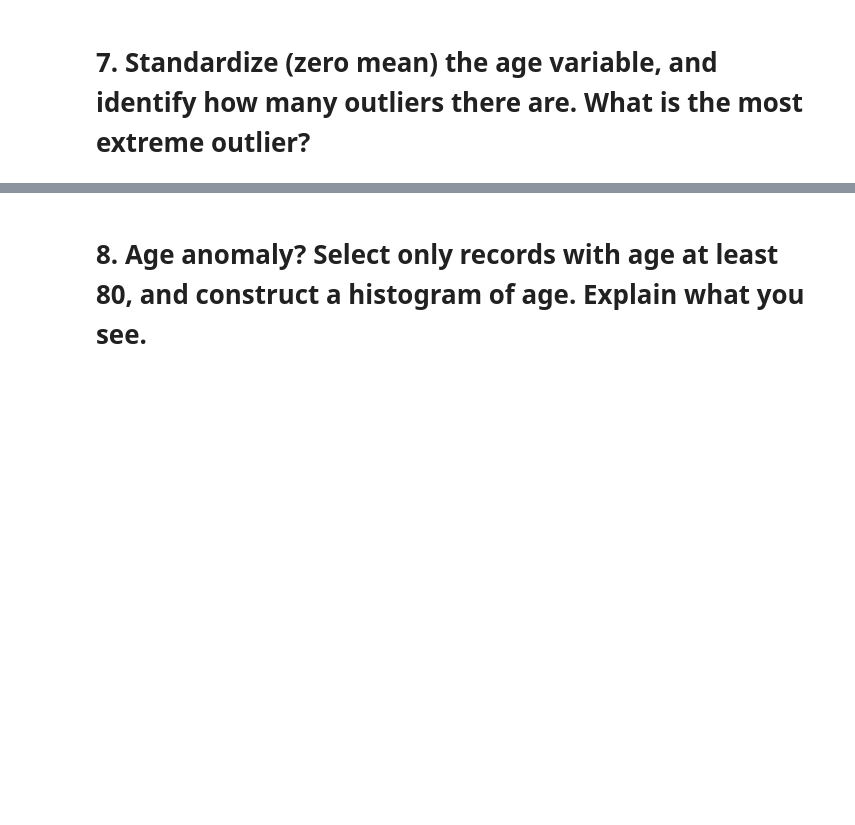
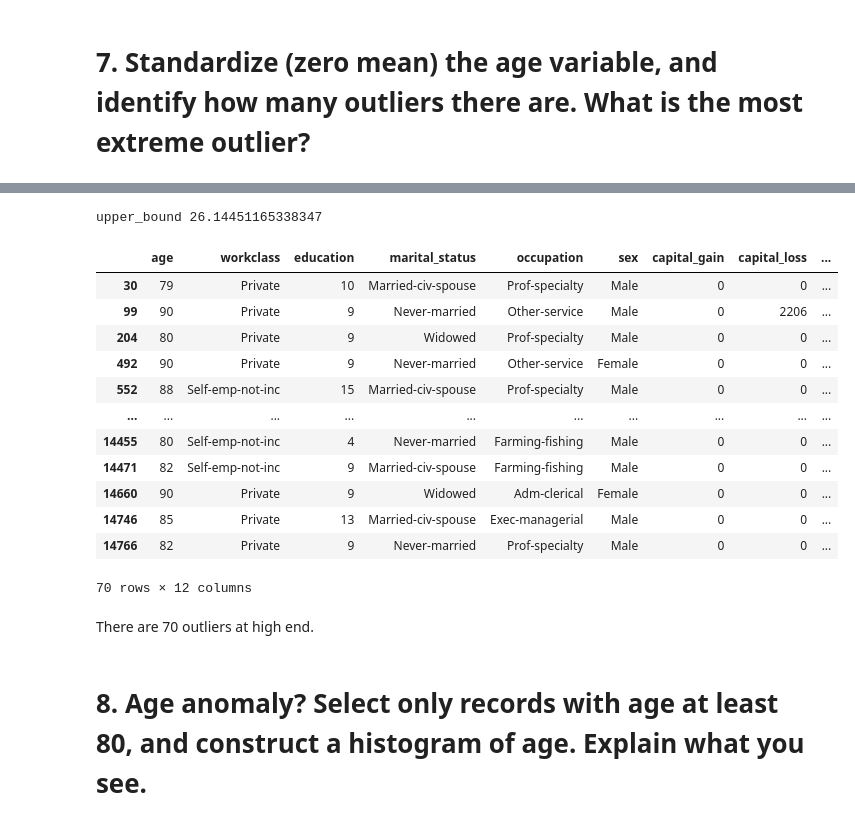
Before and after one commit to sg758253/IDS, a Jupyter notebook: HW4/problem1_python.ipynb, the cells around one changed output, grey strips where cells are left out. Drawn from its saved outputs; the diff is of its cells as text; code cells hidden in the pictures; blank space fills up the shorter version.

```diff
--- a/HW4/problem1_python.ipynb
+++ b/HW4/problem1_python.ipynb
@@ -220,3 +300,29 @@ plt.show()
+# %%
+q1,q3 = np.percentile(df.age1,[25,75])
+IQR = q3-q1
+IQR
+#lower and upper bound of outliers
+lower_bound=q1-(1.5 * IQR)
+upper_bound=q3 +(1.5 * IQR)
+print('upper_bound',upper_bound)
+df[(df.age1> upper_bound) ]
+# %% [output]
+upper_bound 26.14451165338347
+|  | age | workclass | education | marital_status | occupation | sex | capital_gain | capital_loss | ... |
+| 30 | 79 | Private | 10 | Married-civ-spouse | Prof-specialty | Male | 0 | 0 | ... |
+| 99 | 90 | Private | 9 | Never-married | Other-service | Male | 0 | 2206 | ... |
+| 204 | 80 | Private | 9 | Widowed | Prof-specialty | Male | 0 | 0 | ... |
+| 492 | 90 | Private | 9 | Never-married | Other-service | Female | 0 | 0 | ... |
+| 552 | 88 | Self-emp-not-inc | 15 | Married-civ-spouse | Prof-specialty | Male | 0 | 0 | ... |
+| ... | ... | ... | ... | ... | ... | ... | ... | ... | ... |
+| 14455 | 80 | Self-emp-not-inc | 4 | Never-married | Farming-fishing | Male | 0 | 0 | ... |
+| 14471 | 82 | Self-emp-not-inc | 9 | Married-civ-spouse | Farming-fishing | Male | 0 | 0 | ... |
+| 14660 | 90 | Private | 9 | Widowed | Adm-clerical | Female | 0 | 0 | ... |
+| 14746 | 85 | Private | 13 | Married-civ-spouse | Exec-managerial | Male | 0 | 0 | ... |
+| 14766 | 82 | Private | 9 | Never-married | Prof-specialty | Male | 0 | 0 | ... |
+70 rows × 12 columns
+# %% [markdown]
+There are 70 outliers at high end.
 # %% [markdown]
 # 8. Age anomaly? Select only records with age  at least 80, and construct a histogram of age. Explain what you see.
 # %%
```
Also changed, not shown: parts of 30 cells of this notebook.
